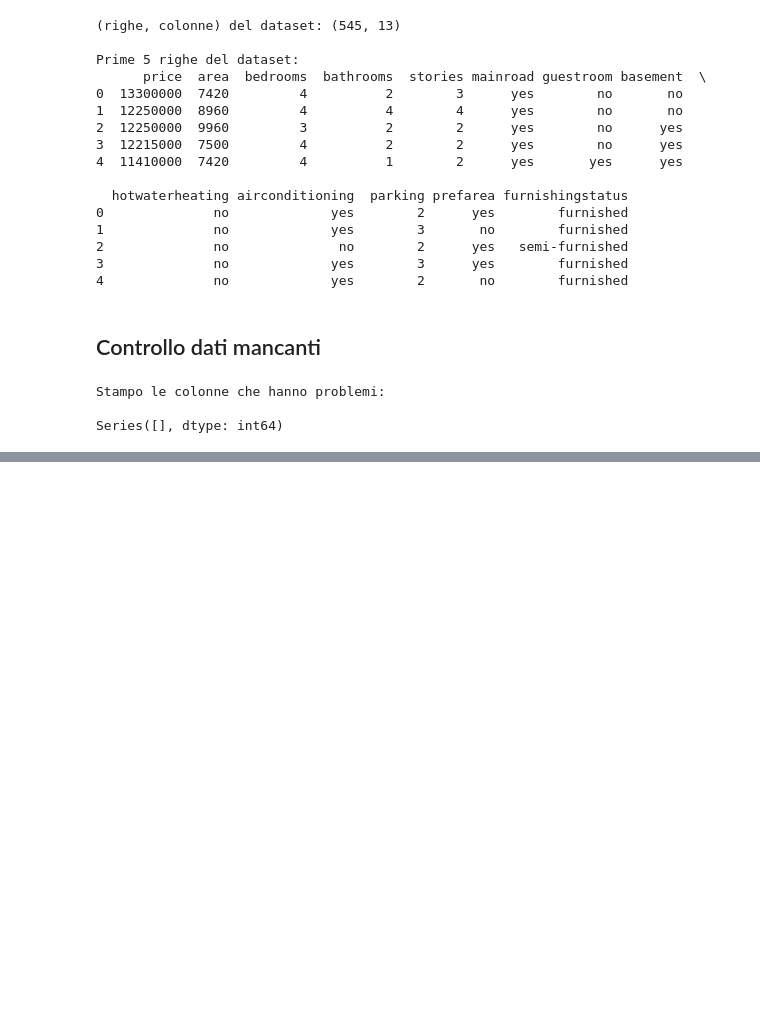
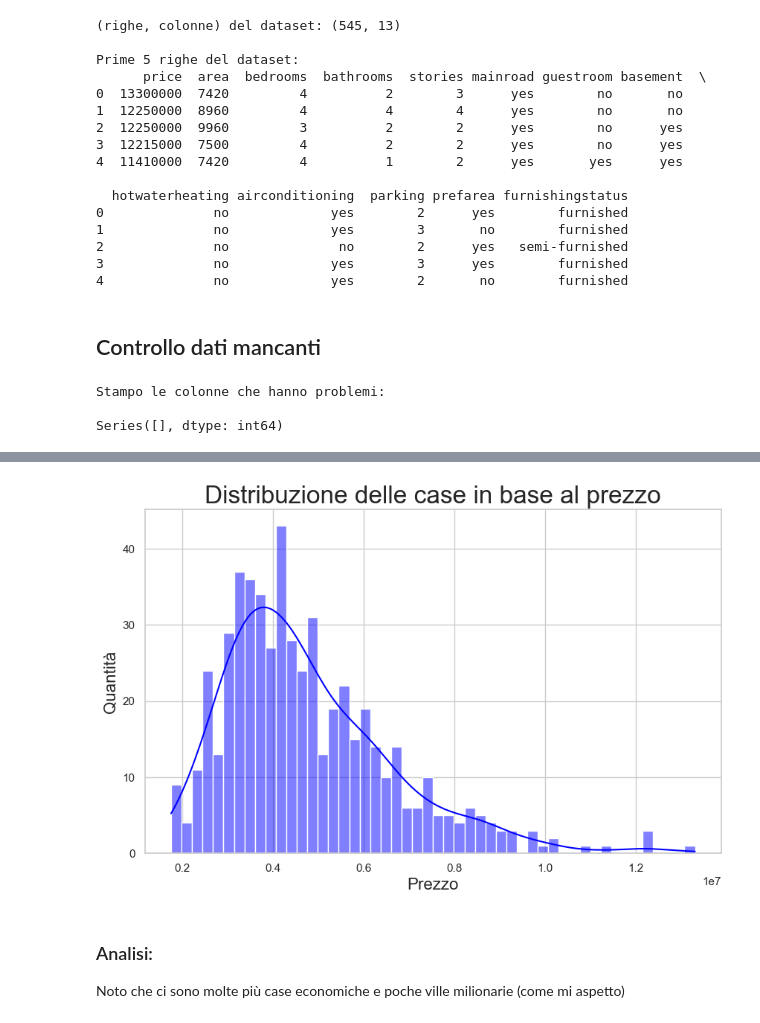
Before and after one commit to matteolovato-AI/house-price-prediction, a Jupyter notebook: notebooks/01_esploration.ipynb, the cells around one changed output, grey strips where cells are left out. Drawn from its saved outputs; the diff is of its cells as text; code cells hidden in the pictures; blank space fills up the shorter version.

Commit message:
Disegnato il grafico della distribuzione delle case in base al prezzo, notato che ci sono molte case economiche e poche ville milionarie

```diff
--- a/notebooks/01_esploration.ipynb
+++ b/notebooks/01_esploration.ipynb
@@ -1,7 +1,10 @@
 # %%
 import pandas as pd
+import seaborn as sns
+import matplotlib.pyplot as plt
 
 DATA_PATH = "../data/housing.csv" # path per il dataset
+sns.set_theme(style="whitegrid") # rendere i grafici più belli
 
 print("✅ Importate librerie")
 # %% [output]
@@ -48,0 +57,18 @@ Series([], dtype: int64)
+# %%
+plt.figure(figsize=(10,6))
+sns.histplot(
+    data=df,
+    x='price', # che colonna voglio usare: df['price']
+    kde=True, # disegna la riga sovrapposta al grafico che ne aiuta la lettura
+    bins=50, # numero di rettangoli in cui dividere la distribuzione
+    color="blue"
+    )
+plt.title("Distribuzione delle case in base al prezzo", size=24)
+plt.xlabel('Prezzo', size=16)
+plt.ylabel('Quantità', size=16)
+plt.show()
+# %% [output]
+[figure, added]
+# %% [markdown]
+### Analisi:
+Noto che ci sono molte più case economiche e poche ville milionarie (come mi aspetto)
```
Also changed, not shown: parts of 1 cell of this notebook.
